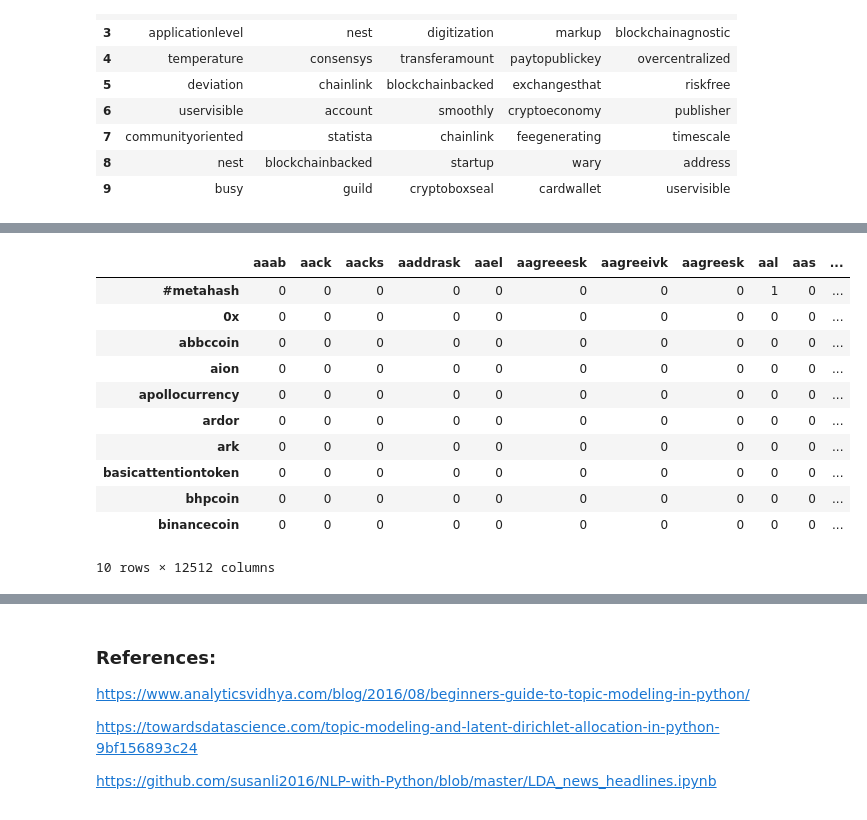
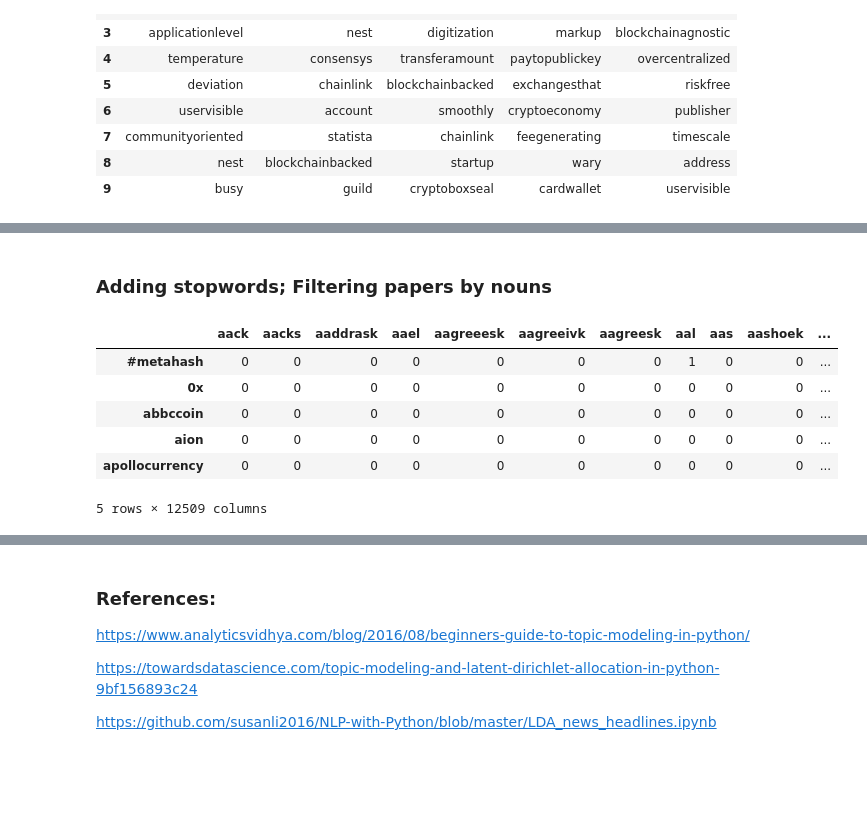
Before and after one commit to luisdiegocm/HWR_DataScience_Project, a Jupyter notebook: notebooks/4- Topic Modeling.ipynb, the cells around one changed output, grey strips where cells are left out. Cells and saved outputs as stored; diff of their text form; code cells hidden in the pictures; blank space fills up the shorter version.

```diff
--- a/notebooks/4- Topic Modeling.ipynb
+++ b/notebooks/4- Topic Modeling.ipynb
@@ -471,3 +332,5 @@ plt.show()
+# %% [markdown]
+### Adding stopwords; Filtering papers by nouns
 # %%
 #Adding obvious words such as tokens, blockchain, node, transaction etc into stopwords
 from sklearn.feature_extraction import text
@@ -492,28 +355,23 @@ data_nouns = pd.DataFrame(data_clean.whitepapers.apply(nouns))
 # %%
 #Adding more stopwords
 from sklearn.feature_extraction import text
 add_stop_words = ['tokens', 'token', 'blockchain', 'transactions', 'transaction', 'node', 'nodes', 'smart', 'public', 'price', 'payment', 'block', 'chain', 'users', 'user', 'data', 'exchange']
 stop_words = text.ENGLISH_STOP_WORDS.union(add_stop_words)
 
 # Recreate a document-term matrix with only nouns
 cvn = CountVectorizer(stop_words=stop_words)
 data_cvn = cvn.fit_transform(data_nouns.whitepapers)
 data_dtmn = pd.DataFrame(data_cvn.toarray(), columns=cvn.get_feature_names())
 data_dtmn.index = data_nouns.index
-data_dtmn.head(10)
+data_dtmn.head(5)
 # %% [output]
-|  | aaab | aack | aacks | aaddrask | aael | aagreeesk | aagreeivk | aagreesk | aal | aas | ... |
-| #metahash | 0 | 0 | 0 | 0 | 0 | 0 | 0 | 0 | 1 | 0 | ... |
+|  | aack | aacks | aaddrask | aael | aagreeesk | aagreeivk | aagreesk | aal | aas | aashoek | ... |
+| #metahash | 0 | 0 | 0 | 0 | 0 | 0 | 0 | 1 | 0 | 0 | ... |
 | 0x | 0 | 0 | 0 | 0 | 0 | 0 | 0 | 0 | 0 | 0 | ... |
 | abbccoin | 0 | 0 | 0 | 0 | 0 | 0 | 0 | 0 | 0 | 0 | ... |
 | aion | 0 | 0 | 0 | 0 | 0 | 0 | 0 | 0 | 0 | 0 | ... |
 | apollocurrency | 0 | 0 | 0 | 0 | 0 | 0 | 0 | 0 | 0 | 0 | ... |
-| ardor | 0 | 0 | 0 | 0 | 0 | 0 | 0 | 0 | 0 | 0 | ... |
-| ark | 0 | 0 | 0 | 0 | 0 | 0 | 0 | 0 | 0 | 0 | ... |
-| basicattentiontoken | 0 | 0 | 0 | 0 | 0 | 0 | 0 | 0 | 0 | 0 | ... |
-| bhpcoin | 0 | 0 | 0 | 0 | 0 | 0 | 0 | 0 | 0 | 0 | ... |
-| binancecoin | 0 | 0 | 0 | 0 | 0 | 0 | 0 | 0 | 0 | 0 | ... |
-10 rows × 12512 columns
+5 rows × 12509 columns
 # %%
 # Create the gensim corpus
 corpusn = matutils.Sparse2Corpus(scipy.sparse.csr_matrix(data_dtmn.transpose()))
```
Also changed, not shown: parts of 47 cells of this notebook, 16 other files.
